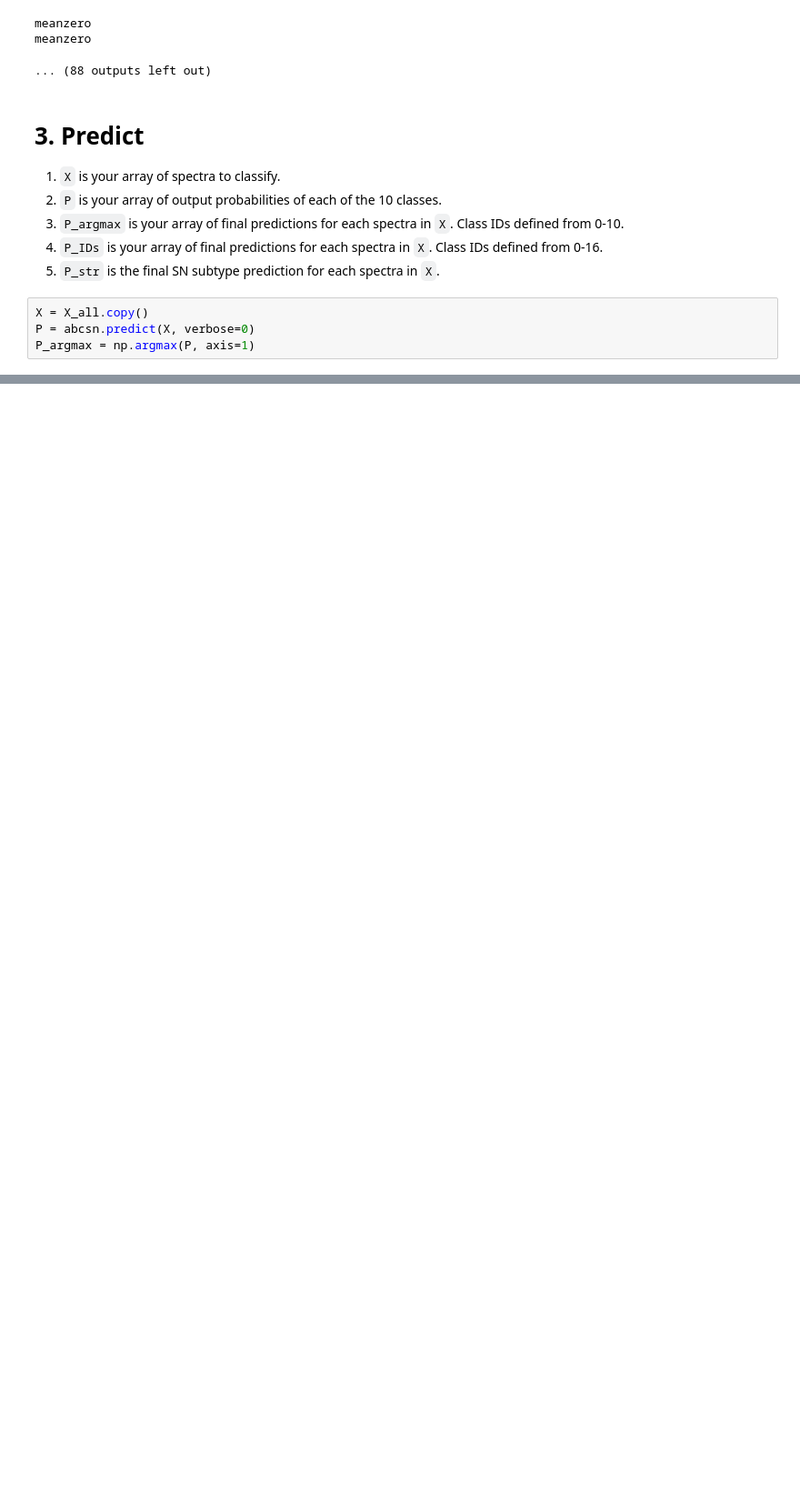
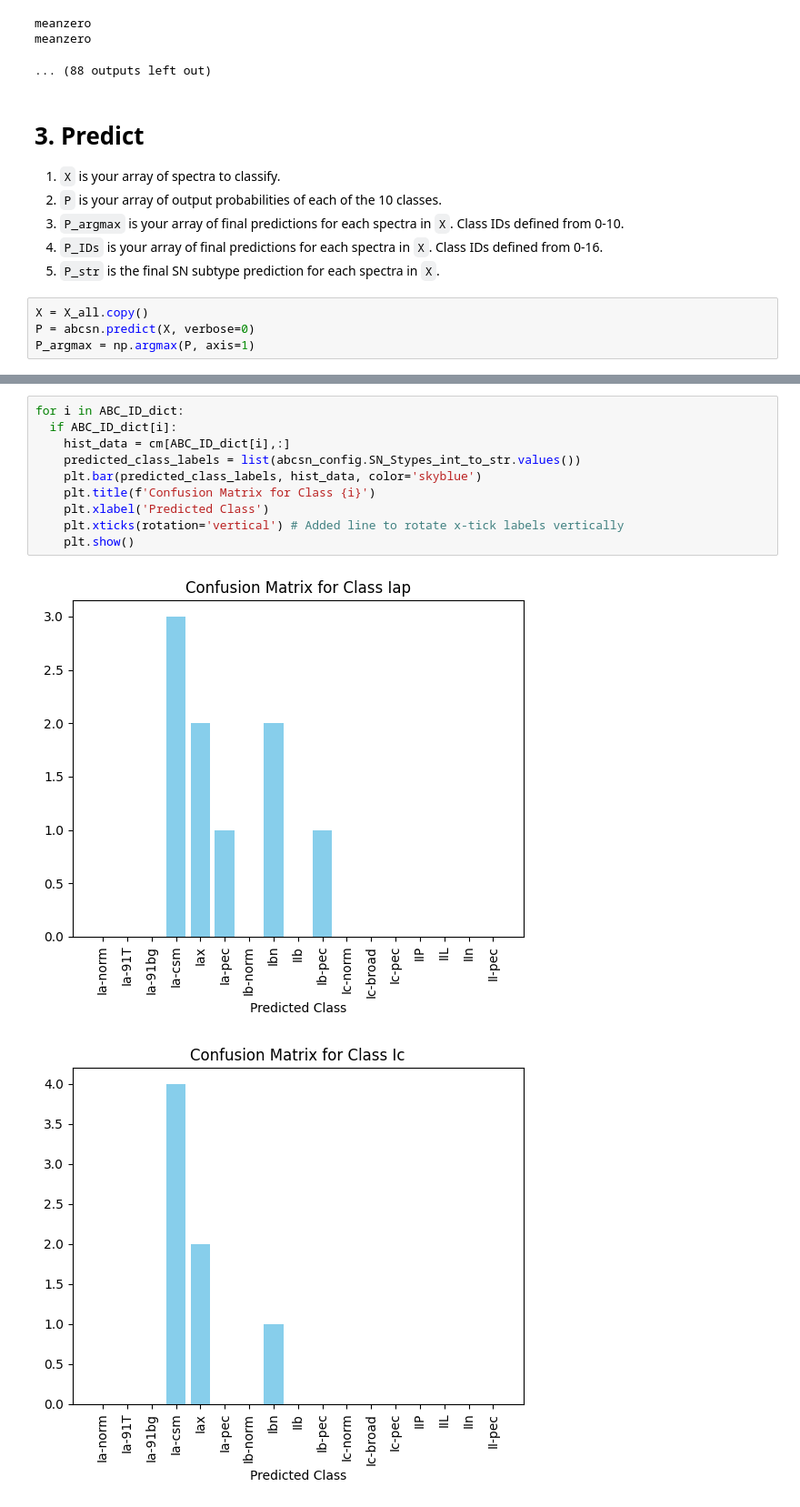
Before and after one commit to Ajb2307/Milligan_ABC-SN, a Jupyter notebook: test_w_preprocessing.ipynb, the cells around one changed output, grey strips where cells are left out. Shown at 91% size. Saved outputs shown, nothing was run; the diff lists cells and outputs as text; blank space fills up the shorter version.

```diff
--- a/test_w_preprocessing.ipynb
+++ b/test_w_preprocessing.ipynb
@@ -408,0 +347,13 @@ weighted avg       0.42      0.01      0.02       393
+# %%
+for i in ABC_ID_dict:
+  if ABC_ID_dict[i]:
+    hist_data = cm[ABC_ID_dict[i],:]
+    predicted_class_labels = list(abcsn_config.SN_Stypes_int_to_str.values())
+    plt.bar(predicted_class_labels, hist_data, color='skyblue')
+    plt.title(f'Confusion Matrix for Class {i}')
+    plt.xlabel('Predicted Class')
+    plt.xticks(rotation='vertical') # Added line to rotate x-tick labels vertically
+    plt.show()
+# %% [output]
+[figure, added]
+[figure, added]
```
Also changed, not shown: parts of 16 cells of this notebook, 2 other files.
